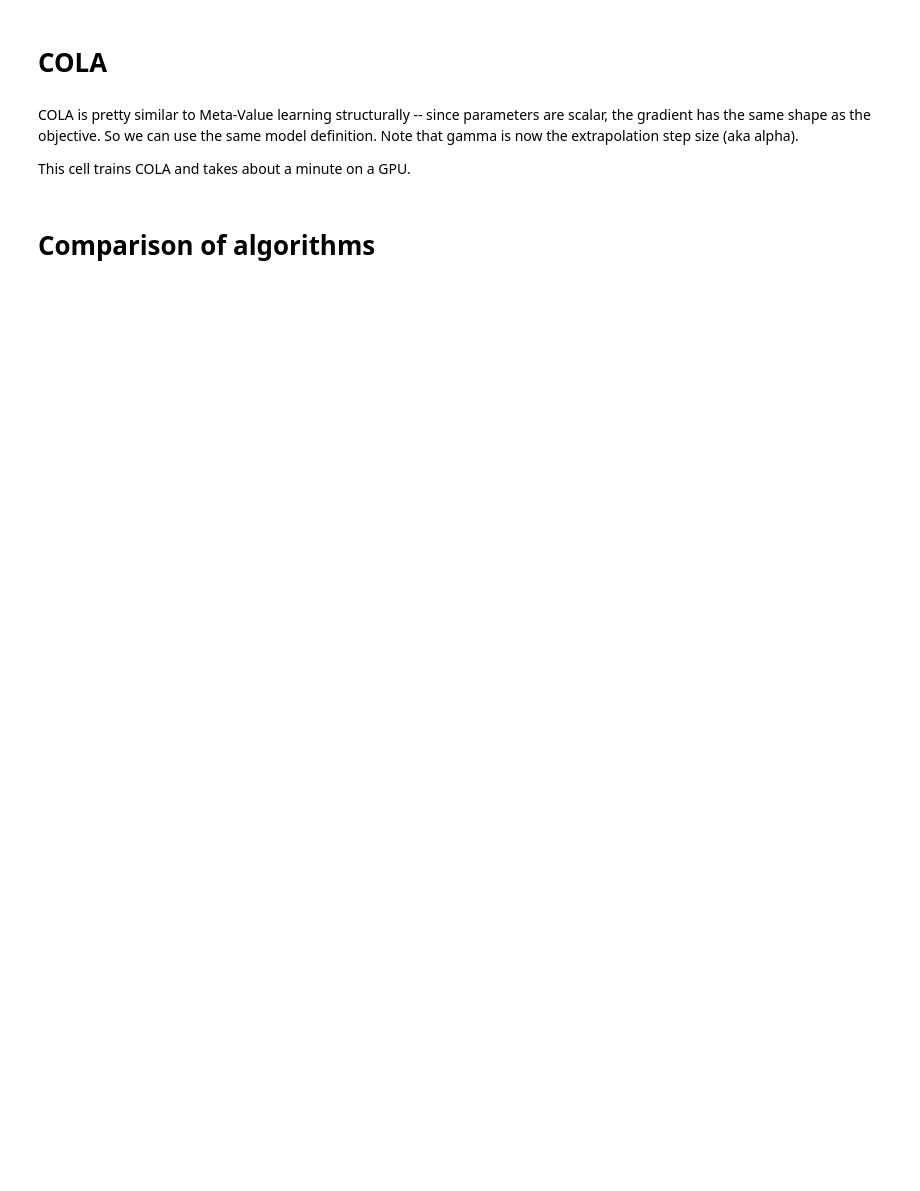
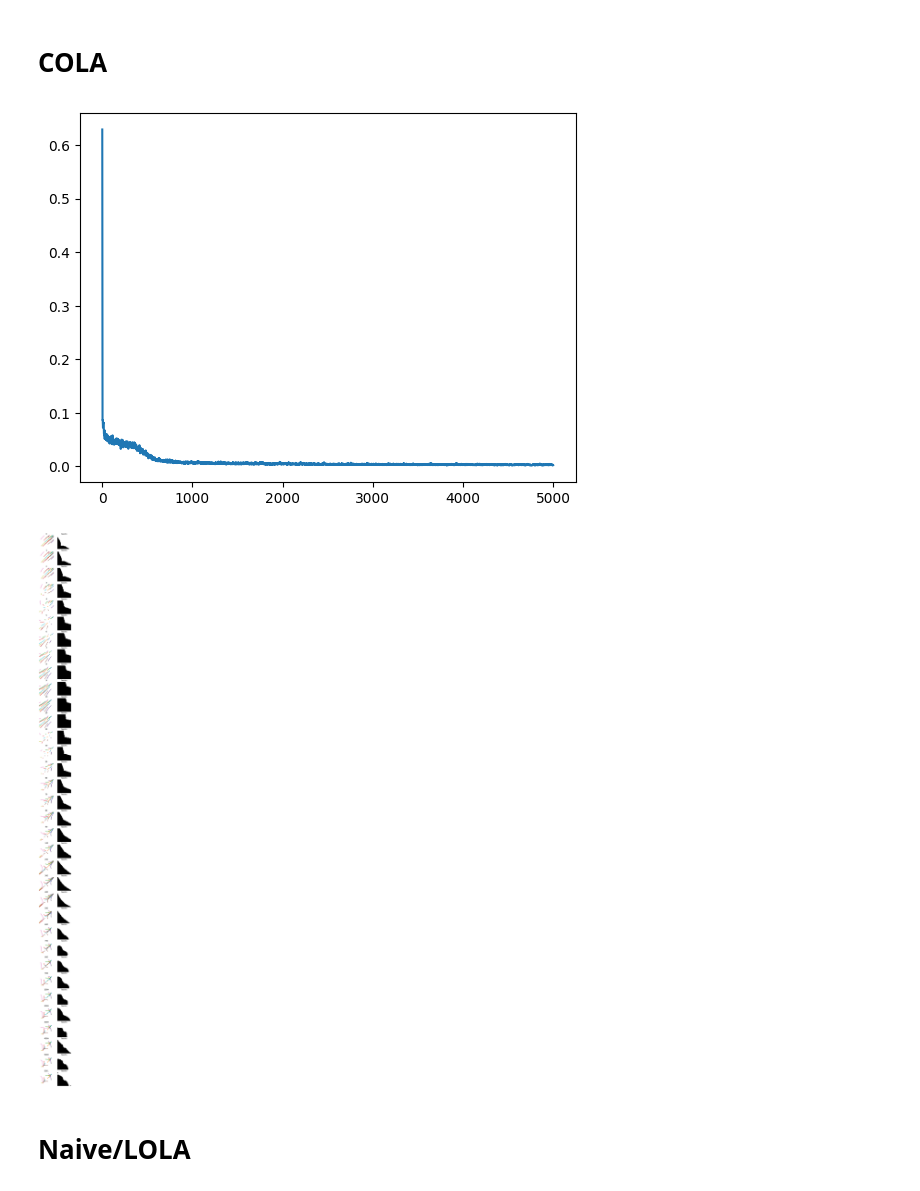
Before and after one commit to MetaValueLearning/MetaValueLearning, a Jupyter notebook: logistic_game.ipynb, the cells around one changed output. Saved outputs shown, nothing was run; the diff lists cells and outputs as text; code cells hidden in the pictures; blank space fills up the shorter version.

```diff
--- a/logistic_game.ipynb
+++ b/logistic_game.ipynb
@@ -333,6 +478,2 @@ pass
 # %% [markdown]
 # COLA
-# %% [markdown]
-COLA is pretty similar to Meta-Value learning structurally -- since parameters are scalar, the gradient has the same shape as the objective. So we can use the same model definition. Note that gamma is now the extrapolation step size (aka alpha).
-
-This cell trains COLA and takes about a minute on a GPU.
@@ -349,15 +494,16 @@ def cola_loss_fn(ghat, x, gamma):
       f(jp.stack([x[0], x_extra[1]]))[0],
       f(jp.stack([x_extra[0], x[1]]))[1],
     ])
-  targets = simgrad(f_cola)(x)
+  targets = partial(diagjac, f_cola)(x)
   losses = huber(targets-predictions)
   return losses.mean()
 
-def do_train_cola(lr=1e-3, seed=1, batch_size=256):
+def do_train_cola(lr=5e-4, seed=1, batch_size=256):
   train_rng,init_rng = rax.split(rax.PRNGKey(seed))
   ghat = VHat.init(VHatModule(quantiles=1), init_rng)
   optimizer = Adam.make_for(ghat, lr=lr)
   otrace = [ghat]; losses = []
+
   @jax.jit
   def update_ghat(optimizer, ghat, xs, gammas):
     def loss_fn(ghat):
@@ -367,10 +513,10 @@ def do_train_cola(lr=1e-3, seed=1, batch_size=256):
     optimizer, dghat = optimizer(ghat, dghat)
     ghat = deepmap(lambda x, dx: x-dx, ghat, dghat)
     return optimizer, ghat, loss
-  for i in range(10001):
+  for i in range(5001):
     train_rng,gamma_rng,inner_init_rng = rax.split(train_rng,3)
     xs = (rax.uniform(inner_init_rng, shape=[batch_size,2]) * 2 - 1) * 8
-    gammas = 10*rax.uniform(gamma_rng, shape=[batch_size,2])
+    gammas = 30*rax.uniform(gamma_rng, shape=[batch_size,2])
     optimizer, ghat, loss = update_ghat(optimizer, ghat, xs, gammas)
     otrace.append(ghat); losses.append(loss)
   return dict(trace=otrace, losses=losses)
@@ -381,20 +527,22 @@ def g_cola(x, gamma=1.):
   return final_cola.bind_gamma(gamma)(x)
 # %%
 def plot_cola_training_process(cola_trace, gamma=1.0):
-  def plot_trails(ot, ax, time):
+  def plot_trajectories(ot, ax, time):
     ghat = ot["trace"][time].bind_gamma(gamma)
-    trace = train_fromscratch(ghat)
-    ax.plot(trace[..., 0].T, trace[..., 1].T, linewidth=2)
-    ax.set_xlim((-10,10)); ax.set_ylim((-10,10))
+    trace = train_simpleg(ghat)
+    simple_plot_trajectory(trace["trace"], ax)
     ax.set_title(str(time))
 
   plt.figure()
   plt.plot(cola_trace["losses"])
-  subplots([[partial(plot_trails, cola_trace, time=time)]
+  subplots([[partial(plot_trajectories, cola_trace, time=time), partial(plot_basinsg, cola_trace["trace"][time].bind_gamma(gamma))]
             for time in logspacedindices(cola_trace["trace"])],
           subplot_wh_hint=(4, 4))
 plot_cola_training_process(cola_trace)
 
 pass
+# %% [output]
+[figure, added]
+[figure, added]
-# %% [markdown]
-# Comparison of algorithms
+# %% [markdown]
+# Naive/LOLA
```
Also changed, not shown: parts of 23 cells of this notebook, 2 other files.
